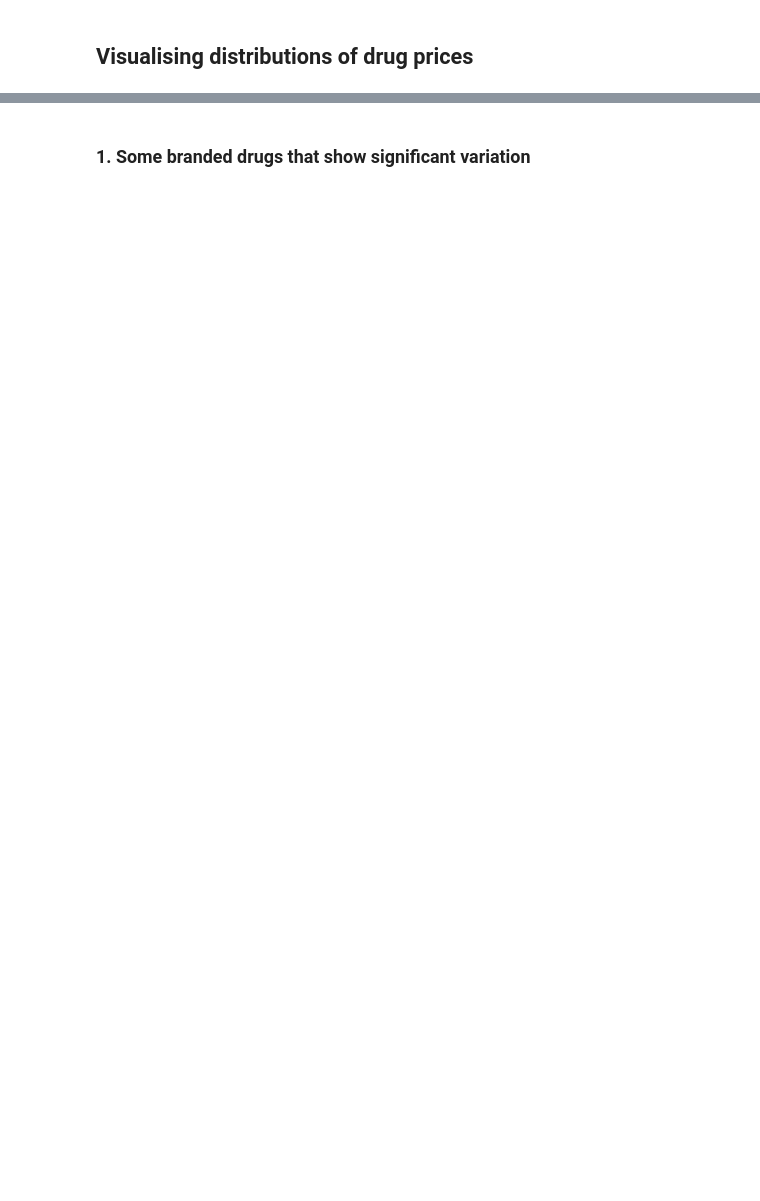
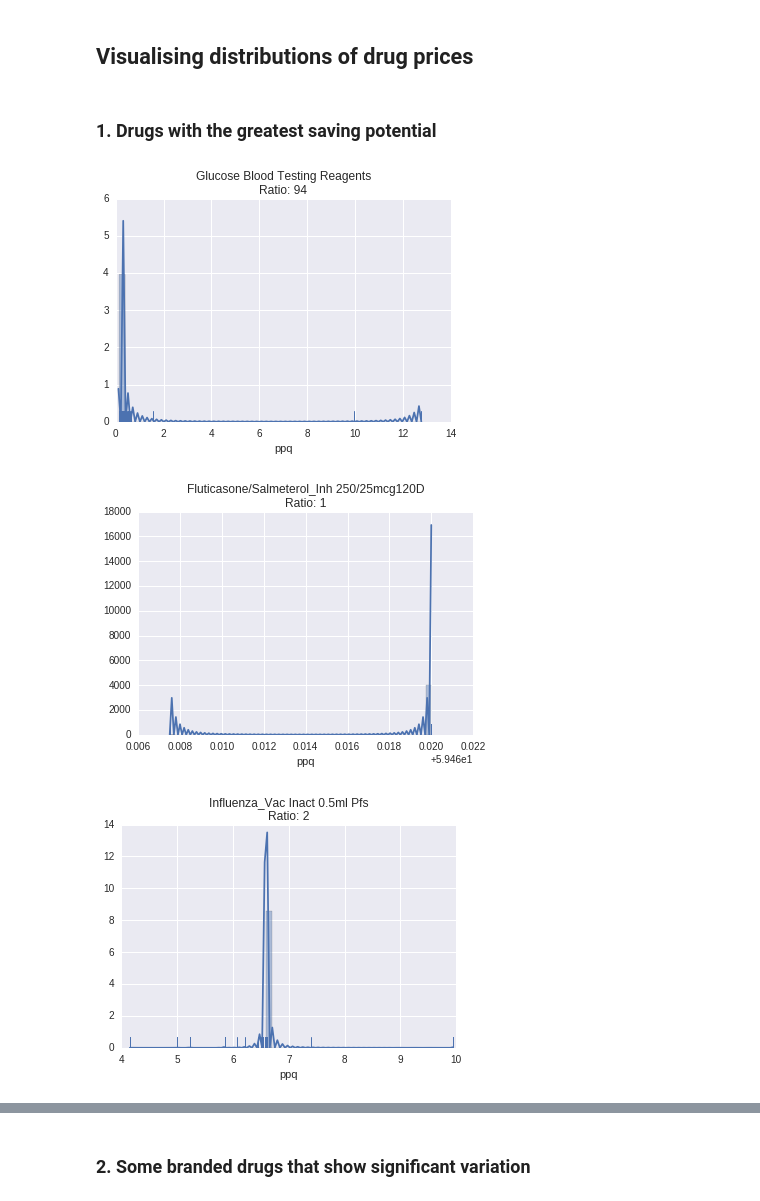
Before and after one commit to ebmdatalab/price-per-dose, a Jupyter notebook: Price per dose.ipynb, the cells around one changed output, grey strips where cells are left out. Cells and saved outputs as stored; diff of their text form; code cells hidden in the pictures; blank space fills up the shorter version.

```diff
--- a/Price per dose.ipynb
+++ b/Price per dose.ipynb
@@ -284,2 +302,34 @@ s.plot(x='threshold', y='sum')
 # %% [markdown]
 ## Visualising distributions of drug prices
+# %% [markdown]
+### 1. Drugs with the greatest saving potential
+# %%
+subjects = """0601060D0%	Glucose Blood Testing Reagents
+0302000N0AABGBG	Fluticasone/Salmeterol_Inh 250/25mcg120D
+1404000H0AAAFAF	Influenza_Vac Inact 0.5ml Pfs
+0408010AEAAACAC	Pregabalin_Cap 75mg
+0302000K0AAAMAM	Budesonide/Formoterol Inh B/A 200/6(120D"""
+import sqlite3
+con = sqlite3.connect("dmd.db")
+for subject in subjects.split("\n"):
+    code, title = subject.split("\t", 1)
+    sql = """  SELECT
+        *
+      FROM
+        ebmdatalab.tmp_eu.prescribing_sept
+      WHERE
+        bnf_code LIKE '%s'""" % code
+    df = pd.io.gbq.read_gbq(
+        sql, project_id="ebmdatalab", verbose=False, dialect='standard')
+    df['ppq'] = df['net_cost'] / df['quantity']
+    df = df.sort_values('ppq')
+    cheapest = float(df[['quantity', 'net_cost', 'ppq']].head(1)['ppq'].iloc[0])
+    expensivest = float(df[['quantity', 'net_cost', 'ppq']].tail(1)['ppq'].iloc[0])
+    ratio = int(expensivest / cheapest)
+    sns.distplot(df['ppq'], rug=True)
+    sns.plt.title("%s\nRatio: %s" % (title, ratio))
+    sns.plt.show()
+# %% [output]
+[figure, added]
+[figure, added]
+[figure, added]
@@ -286,2 +338,2 @@ s.plot(x='threshold', y='sum')
 # %% [markdown]
-### 1. Some branded drugs that show significant variation
+### 2. Some branded drugs that show significant variation
```
Also changed, not shown: parts of 41 cells of this notebook, 5 other files.
